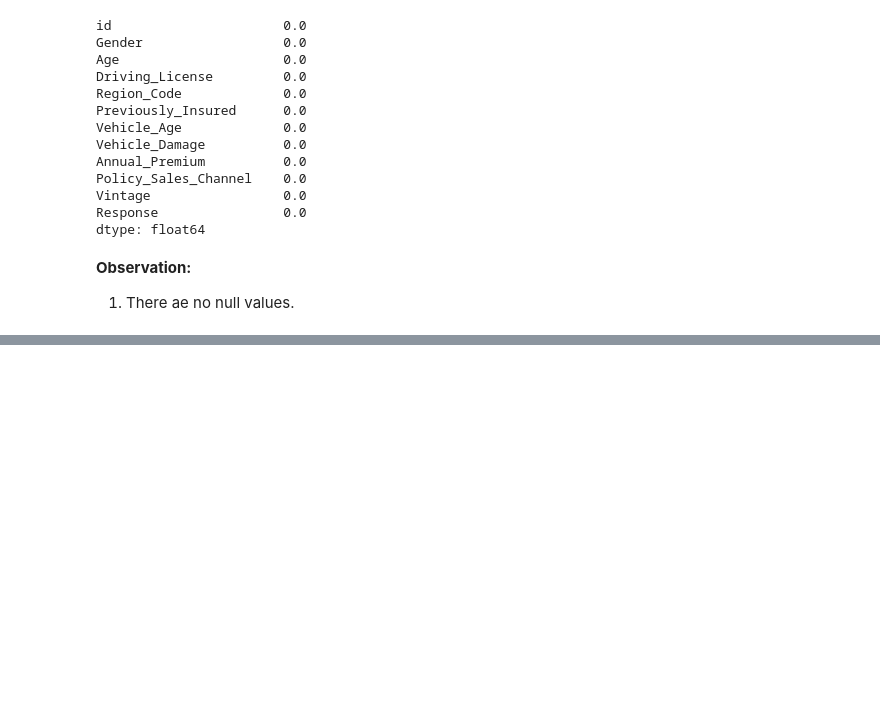
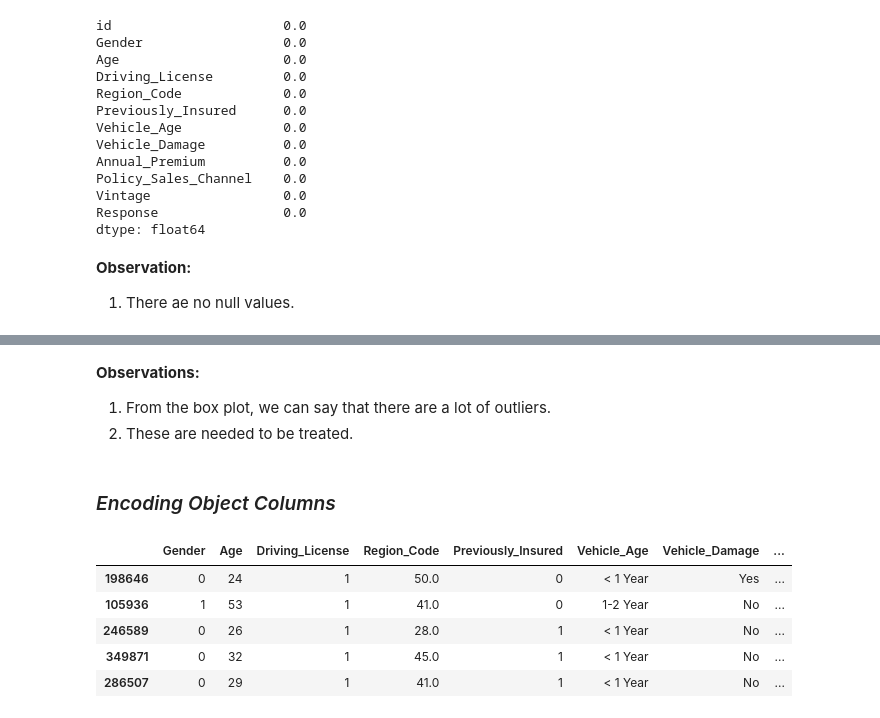
Before and after one commit to anupstar100/Health-Insurance-Cross-Sell-Prediction, a Jupyter notebook: SML_Capstone_Project_HEALTH_INSURANCE_CROSS_SELL_PREDICTION.ipynb, the cells around one changed output, grey strips where cells are left out. Saved outputs shown, nothing was run; the diff lists cells and outputs as text; code cells hidden in the pictures; blank space fills up the shorter version.

```diff
--- a/SML_Capstone_Project_HEALTH_INSURANCE_CROSS_SELL_PREDICTION.ipynb
+++ b/SML_Capstone_Project_HEALTH_INSURANCE_CROSS_SELL_PREDICTION.ipynb
@@ -240,0 +255,17 @@ plt.figure(figsize = (20, 10))
+# %% [markdown]
+**Observations:**
+1. From the box plot, we can say that there are a lot of outliers.
+2. These are needed to be treated.
+# %% [markdown]
+### *Encoding Object Columns*
+# %%
+# ENCODING GENDER
+df['Gender'] = df['Gender'].map({'Male' : 1, 'Female' : 0})
+df.sample(5)
+# %% [output]
+|  | Gender | Age | Driving_License | Region_Code | Previously_Insured | Vehicle_Age | Vehicle_Damage | ... |
+| 198646 | 0 | 24 | 1 | 50.0 | 0 | < 1 Year | Yes | ... |
+| 105936 | 1 | 53 | 1 | 41.0 | 0 | 1-2 Year | No | ... |
+| 246589 | 0 | 26 | 1 | 28.0 | 1 | < 1 Year | No | ... |
+| 349871 | 0 | 32 | 1 | 45.0 | 1 | < 1 Year | No | ... |
+| 286507 | 0 | 29 | 1 | 41.0 | 1 | < 1 Year | No | ... |
```
Also changed, not shown: parts of 13 cells of this notebook.
